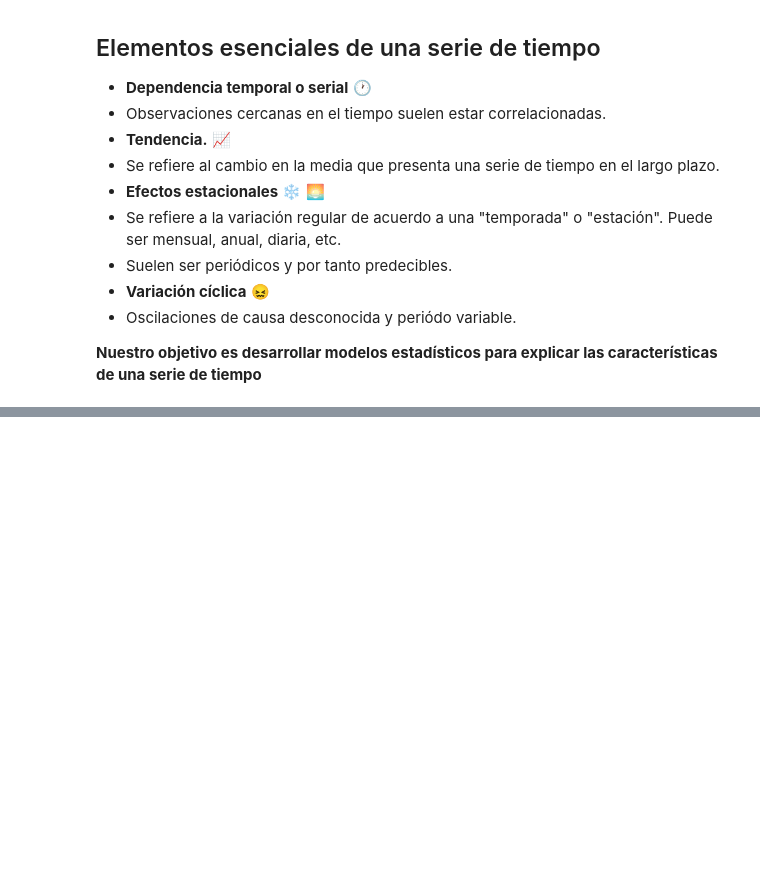
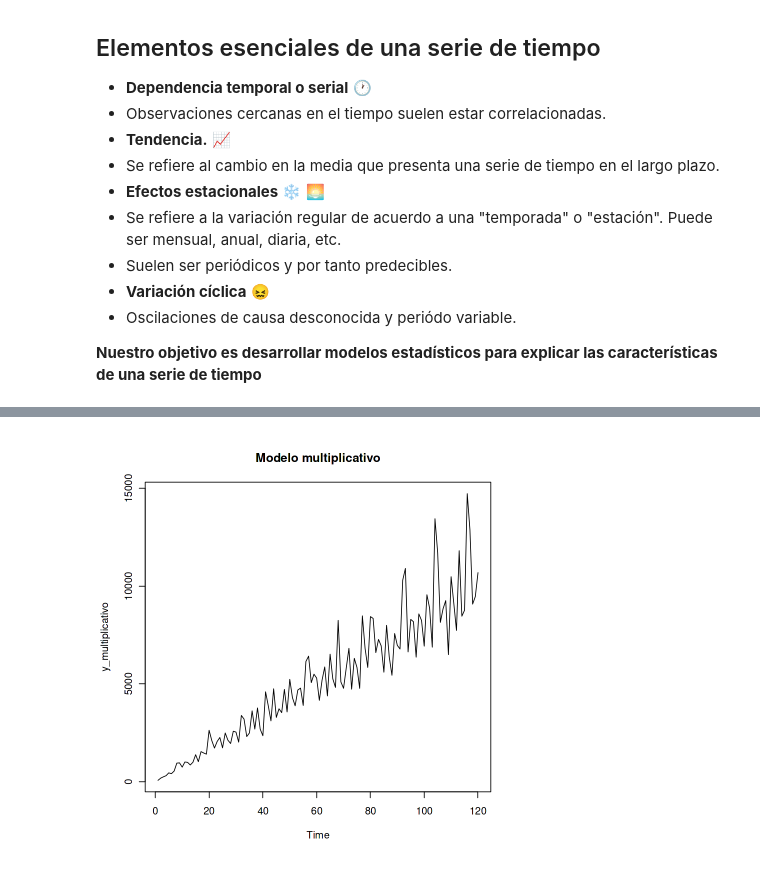
Before and after one commit to jcortesorihuela/jcortesorihuela.github.io, a Jupyter notebook: projects/Series_de_Tiempo_1.ipynb, the cells around one changed output, grey strips where cells are left out. Drawn from its saved outputs; the diff is of its cells as text; code cells hidden in the pictures; blank space fills up the shorter version.

```diff
--- a/projects/Series_de_Tiempo_1.ipynb
+++ b/projects/Series_de_Tiempo_1.ipynb
@@ -81,0 +106,11 @@ A Time Series: 12 × 12
+# %%
+set.seed(2049)
+t <- 12*10
+m <- 1:t
+s <- rep(rnorm(12, mean = 10, sd = 2), t/12)
+e <- rnorm(t, mean = 10)
+y_multiplicativo <- s*m*e
+y_multiplicativo <- ts(y_multiplicativo)
+plot(y_multiplicativo, main = "Modelo multiplicativo")
+# %% [output]
+[figure, added]
```
Also changed, not shown: parts of 15 cells of this notebook.
